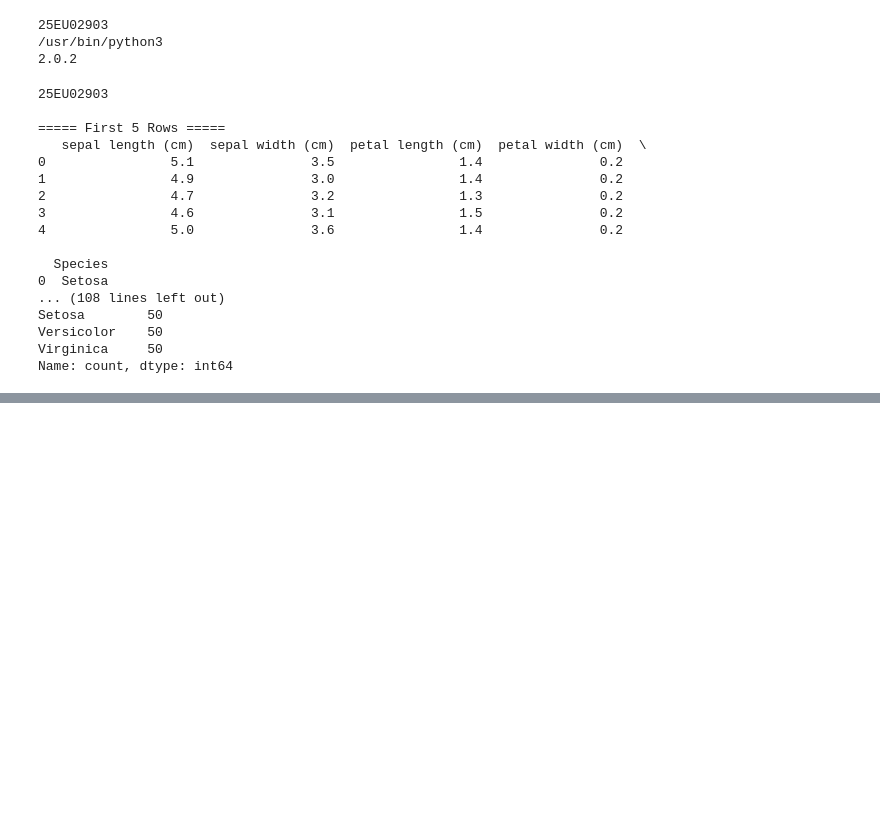
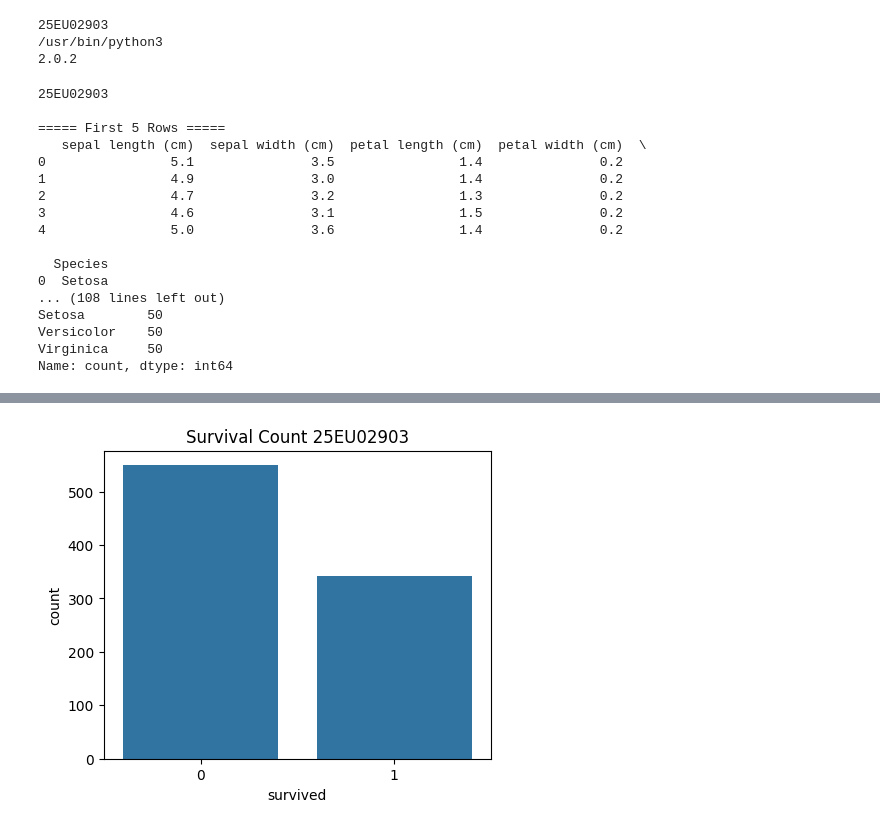
Before and after one commit to lakeshinisree/ML-Lab, a Jupyter notebook: Task_1.ipynb, the cells around one changed output, grey strips where cells are left out. Saved outputs shown, nothing was run; the diff lists cells and outputs as text; code cells hidden in the pictures; blank space fills up the shorter version.

```diff
--- a/Task_1.ipynb
+++ b/Task_1.ipynb
@@ -717,3 +717,102 @@ Setosa        50
 Versicolor    50
 Virginica     50
 Name: count, dtype: int64
+# %%
+#Post Lab Task-1
+# Exploratory Data Analysis (EDA) on Titanic Dataset
+
+import numpy as np
+import pandas as pd
+import matplotlib.pyplot as plt
+import seaborn as sns
+
+# Load Dataset
+df = sns.load_dataset('titanic')
+
+# Display first five rows
+print("First Five Rows:")
+display(df.head())
+
+# Dataset Information
+print("\nDataset Shape:", df.shape)
+print("\nDataset Info:")
+df.info()
+
+# Missing Values
+print("\nMissing Values:")
+print(df.isnull().sum())
+
+# Duplicate Rows
+print("\nDuplicate Rows:", df.duplicated().sum())
+
+# Descriptive Statistics
+print("\nDescriptive Statistics:")
+display(df.describe())
+
+# Survival Count
+plt.figure(figsize=(5,4))
+sns.countplot(x='survived', data=df)
+plt.title("Survival Count 25EU02903")
+plt.show()
+
+# Gender Distribution
+plt.figure(figsize=(5,4))
+sns.countplot(x='sex', data=df)
+plt.title("Gender Distribution 25EU02903")
+plt.show()
+
+# Survival by Gender
+plt.figure(figsize=(5,4))
+sns.countplot(x='sex', hue='survived', data=df)
+plt.title("Survival by Gender 25EU02903")
+plt.show()
+
+# Passenger Class Distribution
+plt.figure(figsize=(5,4))
+sns.countplot(x='class', data=df)
+plt.title("Passenger Class Distribution 25EU02903")
+plt.show()
+
+# Survival by Passenger Class
+plt.figure(figsize=(5,4))
+sns.countplot(x='class', hue='survived', data=df)
+plt.title("Survival by Passenger Class 25EU02903")
+plt.show()
+
+# Age Distribution
+plt.figure(figsize=(6,4))
+sns.histplot(df['age'].dropna(), bins=30, kde=True)
+plt.title("Age Distribution 25EU02903")
+plt.show()
+
+# Fare Distribution
+plt.figure(figsize=(6,4))
+sns.histplot(df['fare'], bins=30, kde=True)
+plt.title("Fare Distribution 25EU02903")
+plt.show()
+
+# Boxplot
+plt.figure(figsize=(6,4))
+sns.boxplot(x=df['age'])
+plt.title("Age Boxplot 25EU02903")
+plt.show()
+
+# Correlation Heatmap
+plt.figure(figsize=(8,6))
+numeric_df = df.select_dtypes(include='number')
+sns.heatmap(numeric_df.corr(), annot=True, cmap='coolwarm')
+plt.title("Correlation Heatmap 25EU02903")
+plt.show()
+
+# Pairplot
+sns.pairplot(df[['survived', 'age', 'fare', 'pclass']].dropna(), hue='survived')
+plt.show()
+
+# Observations
+print("\nObservations:")
+print("1. Female passengers had a higher survival rate than males.")
+print("2. First-class passengers had the highest survival rate.")
+print("3. Most passengers were between 20 and 40 years old.")
+print("4. Higher ticket fare is associated with better survival chances.")
+print("5. Missing values are present mainly in Age, Deck, Embarked, and Embark Town.")
+# %% [output]
@@ -719,0 +852 @@ Name: count, dtype: int64
+[figure, added]
```
Also changed, not shown: parts of 1 cell of this notebook.
